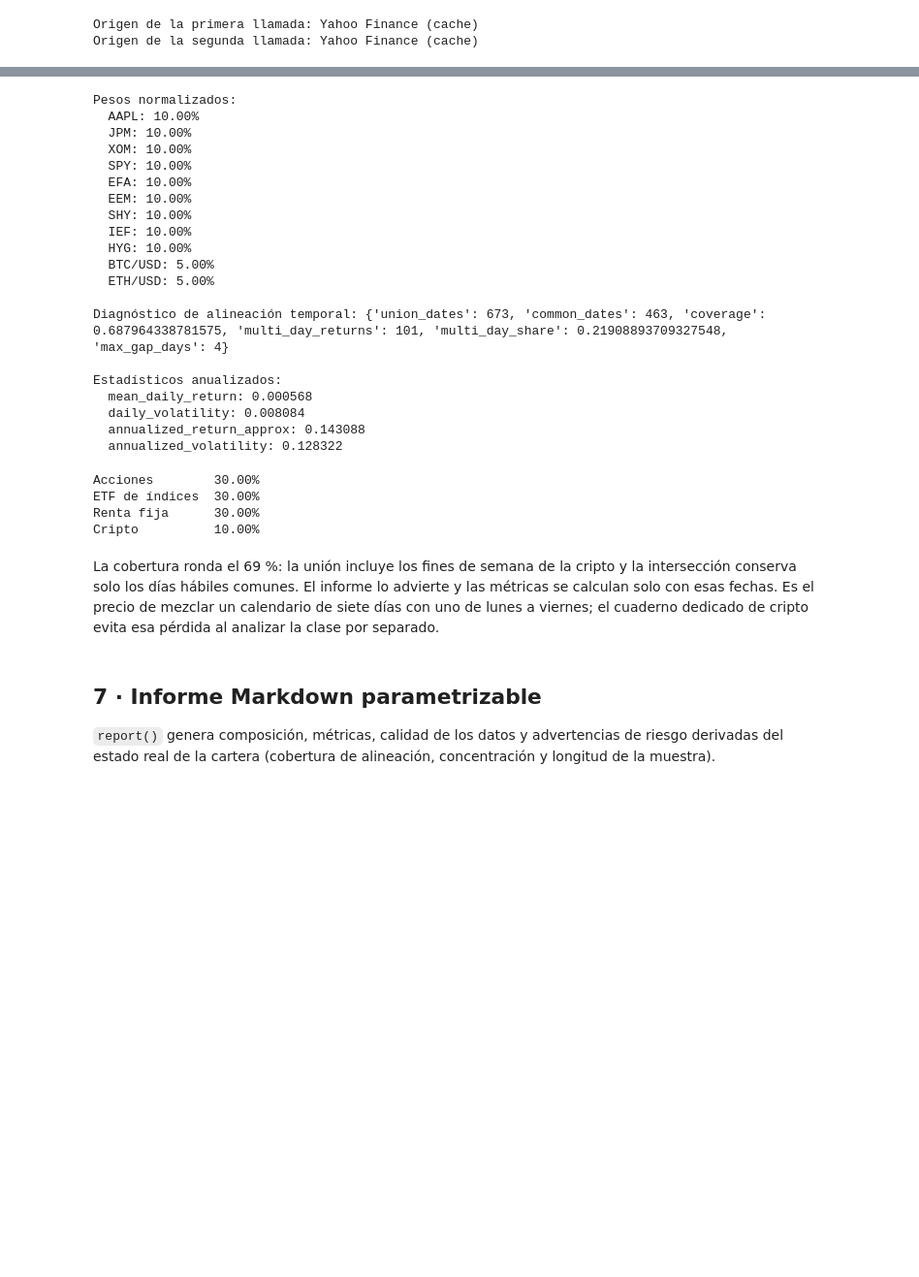
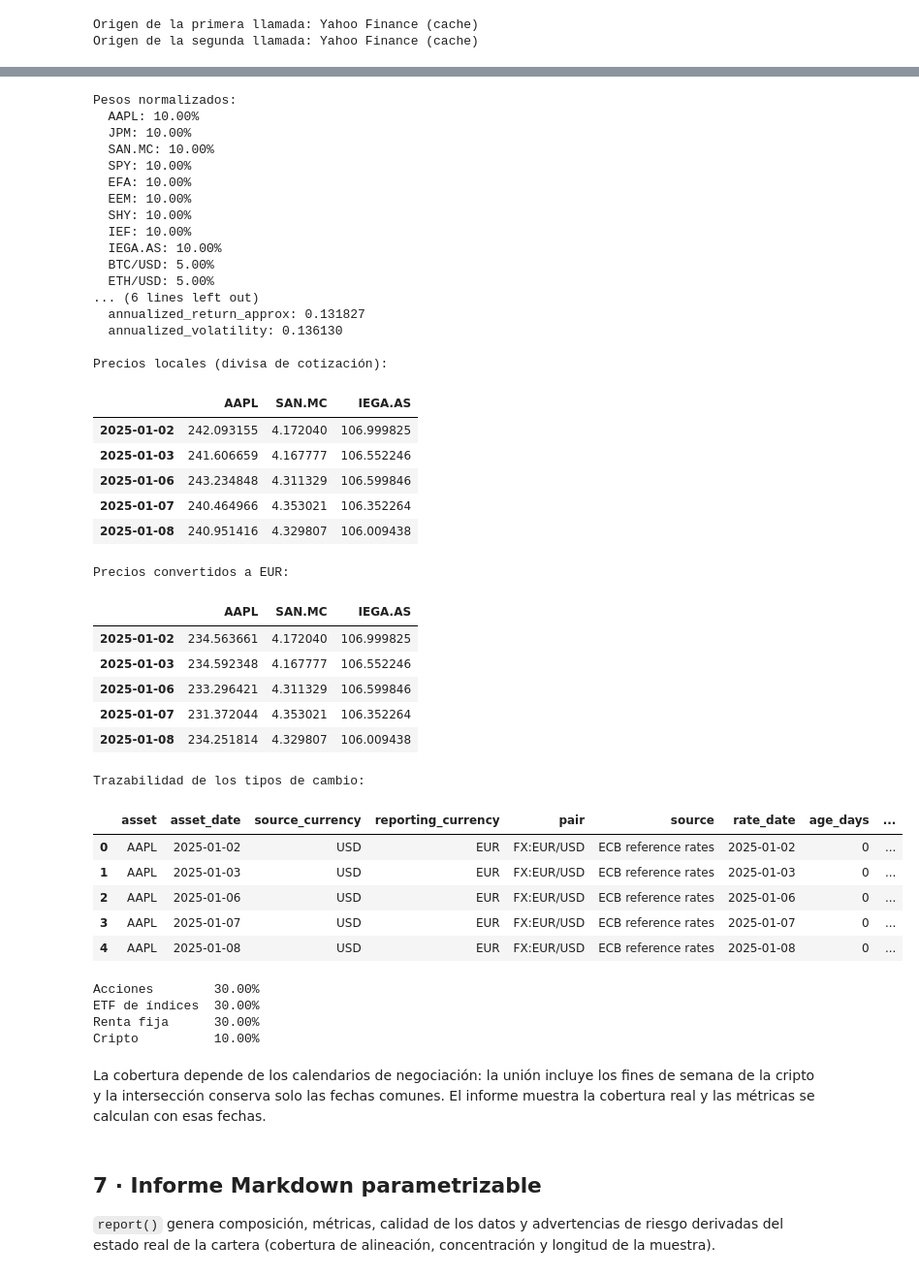
Before and after one commit to alejandroperezpujante/quantfolio, a Jupyter notebook: notebooks/quantfolio_demo.ipynb, the cells around one changed output, grey strips where cells are left out. Shown at 97% size. Saved outputs shown, nothing was run; the diff lists cells and outputs as text; code cells hidden in the pictures; blank space fills up the shorter version.

```diff
--- a/notebooks/quantfolio_demo.ipynb
+++ b/notebooks/quantfolio_demo.ipynb
@@ -192,42 +200,70 @@ intersección conserva solo los días hábiles comunes.
 # %%
+fx_start = (pd.Timestamp(START) - pd.Timedelta(days=7)).isoformat()
+exchange_rates = ExchangeRates.from_source(
+    ECBExchangeRateSource(), ["FX:EUR/USD"], start=fx_start, end=END
+)
+
+currency_cache = CachedPriceSource(sources["yahoo"], cache_dir="data", refresh=True)
 portfolio = Portfolio(
-    assets={
-        **cached.get_many(STOCKS + INDEX_ETFS + BONDS, start=START, end=END),
-        **crypto,
-    },
+    assets={**currency_cache.get_many(STOCKS + INDEX_ETFS + BONDS, start=START, end=END), **crypto},
     weights=WEIGHTS,
+    reporting_currency="EUR",
+    exchange_rates=exchange_rates,
 )
 
 print("Pesos normalizados:")
 for ticker, weight in portfolio.weights.items():
     print(f"  {ticker}: {weight:.2%}")
 
 print("\nDiagnóstico de alineación temporal:", portfolio.alignment_summary())
 
 print("\nEstadísticos anualizados:")
 for name, value in portfolio.summary(periods_per_year=PERIODS_PER_YEAR).items():
     print(f"  {name}: {value:.6f}")
+print("\nPrecios locales (divisa de cotización):")
+show(portfolio.get_prices()[["AAPL", SANTANDER, EURO_BOND]].dropna().head())
+print("Precios convertidos a EUR:")
+show(portfolio.get_reporting_prices()[["AAPL", SANTANDER, EURO_BOND]].dropna().head())
+print("Trazabilidad de los tipos de cambio:")
+show(portfolio.currency_conversion_diagnostics().head())
 # %% [output]
 Pesos normalizados:
   AAPL: 10.00%
   JPM: 10.00%
-  XOM: 10.00%
+  SAN.MC: 10.00%
   SPY: 10.00%
   EFA: 10.00%
   EEM: 10.00%
   SHY: 10.00%
   IEF: 10.00%
-  HYG: 10.00%
+  IEGA.AS: 10.00%
   BTC/USD: 5.00%
   ETH/USD: 5.00%
+... (6 lines left out)
+  annualized_return_approx: 0.131827
+  annualized_volatility: 0.136130
 
-Diagnóstico de alineación temporal: {'union_dates': 673, 'common_dates': 463, 'coverage': 0.687964338781575, 'multi_day_returns': 101, 'multi_day_share': 0.21908893709327548, 'max_gap_days': 4}
-
-Estadísticos anualizados:
-  mean_daily_return: 0.000568
-  daily_volatility: 0.008084
-  annualized_return_approx: 0.143088
-  annualized_volatility: 0.128322
+Precios locales (divisa de cotización):
+|  | AAPL | SAN.MC | IEGA.AS |
+| 2025-01-02 | 242.093155 | 4.172040 | 106.999825 |
+| 2025-01-03 | 241.606659 | 4.167777 | 106.552246 |
+| 2025-01-06 | 243.234848 | 4.311329 | 106.599846 |
+| 2025-01-07 | 240.464966 | 4.353021 | 106.352264 |
+| 2025-01-08 | 240.951416 | 4.329807 | 106.009438 |
+Precios convertidos a EUR:
+|  | AAPL | SAN.MC | IEGA.AS |
+| 2025-01-02 | 234.563661 | 4.172040 | 106.999825 |
+| 2025-01-03 | 234.592348 | 4.167777 | 106.552246 |
+| 2025-01-06 | 233.296421 | 4.311329 | 106.599846 |
+| 2025-01-07 | 231.372044 | 4.353021 | 106.352264 |
+| 2025-01-08 | 234.251814 | 4.329807 | 106.009438 |
+Trazabilidad de los tipos de cambio:
+|  | asset | asset_date | source_currency | reporting_currency | pair | source | rate_date | age_days | ... |
+| 0 | AAPL | 2025-01-02 | USD | EUR | FX:EUR/USD | ECB reference rates | 2025-01-02 | 0 | ... |
+| 1 | AAPL | 2025-01-03 | USD | EUR | FX:EUR/USD | ECB reference rates | 2025-01-03 | 0 | ... |
+| 2 | AAPL | 2025-01-06 | USD | EUR | FX:EUR/USD | ECB reference rates | 2025-01-06 | 0 | ... |
+| 3 | AAPL | 2025-01-07 | USD | EUR | FX:EUR/USD | ECB reference rates | 2025-01-07 | 0 | ... |
+| 4 | AAPL | 2025-01-08 | USD | EUR | FX:EUR/USD | ECB reference rates | 2025-01-08 | 0 | ... |
 # %%
 sleeves = {
     "Acciones": STOCKS,
@@ -245,10 +281,7 @@ ETF de índices  30.00%
 Renta fija      30.00%
 Cripto          10.00%
 # %% [markdown]
-La cobertura ronda el 69 %: la unión incluye los fines de semana de la cripto y la intersección conserva
-solo los días hábiles comunes. El informe lo advierte y las métricas se calculan solo con esas fechas. Es el
-precio de mezclar un calendario de siete días con uno de lunes a viernes; el cuaderno dedicado de cripto evita
-esa pérdida al analizar la clase por separado.
+La cobertura depende de los calendarios de negociación: la unión incluye los fines de semana de la cripto y la intersección conserva solo las fechas comunes. El informe muestra la cobertura real y las métricas se calculan con esas fechas.
 # %% [markdown]
 ## 7 · Informe Markdown parametrizable
 
```
Also changed, not shown: parts of 9 cells of this notebook, 28 other files.
